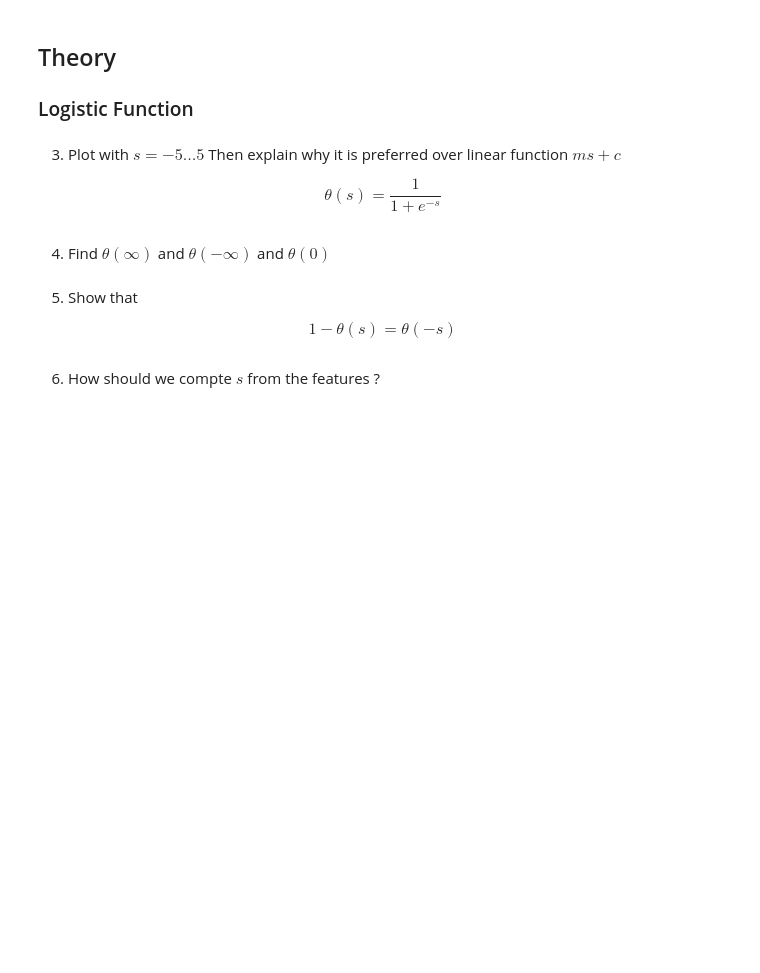
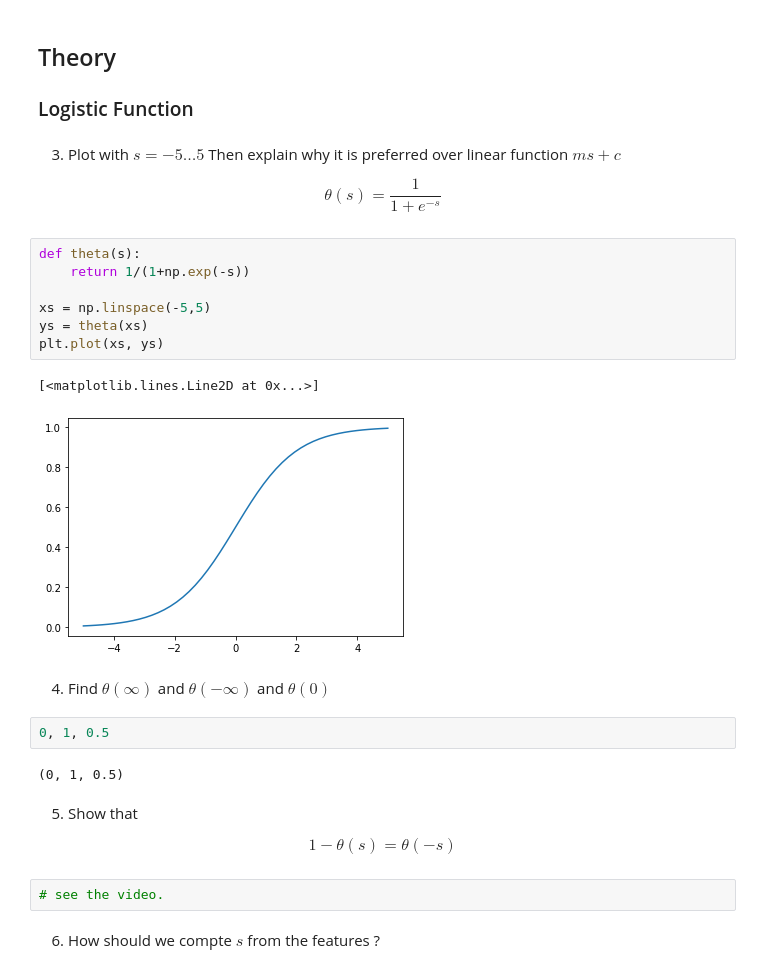
Before and after one commit to muic-pattern-rekt-2018/Exercise-02-Filled, a Jupyter notebook: Exercise 2 Logistic Regression.ipynb, the cells around one changed output. Cells and saved outputs as stored; diff of their text form; blank space fills up the shorter version.

```diff
--- a/Exercise 2 Logistic Regression.ipynb
+++ b/Exercise 2 Logistic Regression.ipynb
@@ -145,11 +165,27 @@ Why? If you have time try and see what happens.
 3) Plot with $s = -5 \ldots 5$ Then explain why it is preferred over linear function $ms +c$
 
 $$\theta(s) = \frac{1}{1+e^{-s}}$$
+# %%
+def theta(s):
+    return 1/(1+np.exp(-s))
+
+xs = np.linspace(-5,5)
+ys = theta(xs)
+plt.plot(xs, ys)
+# %% [output]
+[<matplotlib.lines.Line2D at 0x...>]
+[figure, added]
 # %% [markdown]
 4) Find $\theta(\infty)$ and $\theta(-\infty)$ and $\theta(0)$
+# %%
+0, 1, 0.5
+# %% [output]
+(0, 1, 0.5)
 # %% [markdown]
 5) Show that
 
 $$1-\theta(s) = \theta(-s)$$
+# %%
+# see the video.
 # %% [markdown]
 6) How should we compte $s$ from the features ?
```
Also changed, not shown: parts of 5 cells of this notebook.
